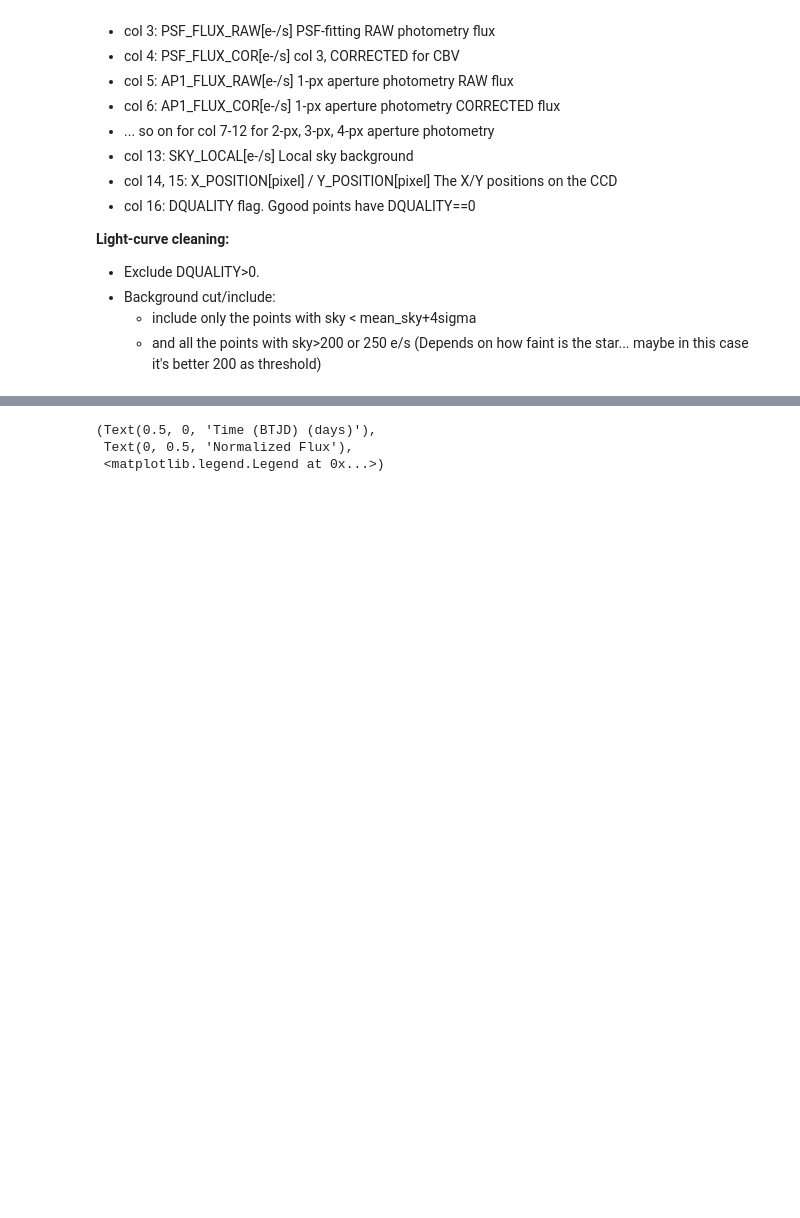
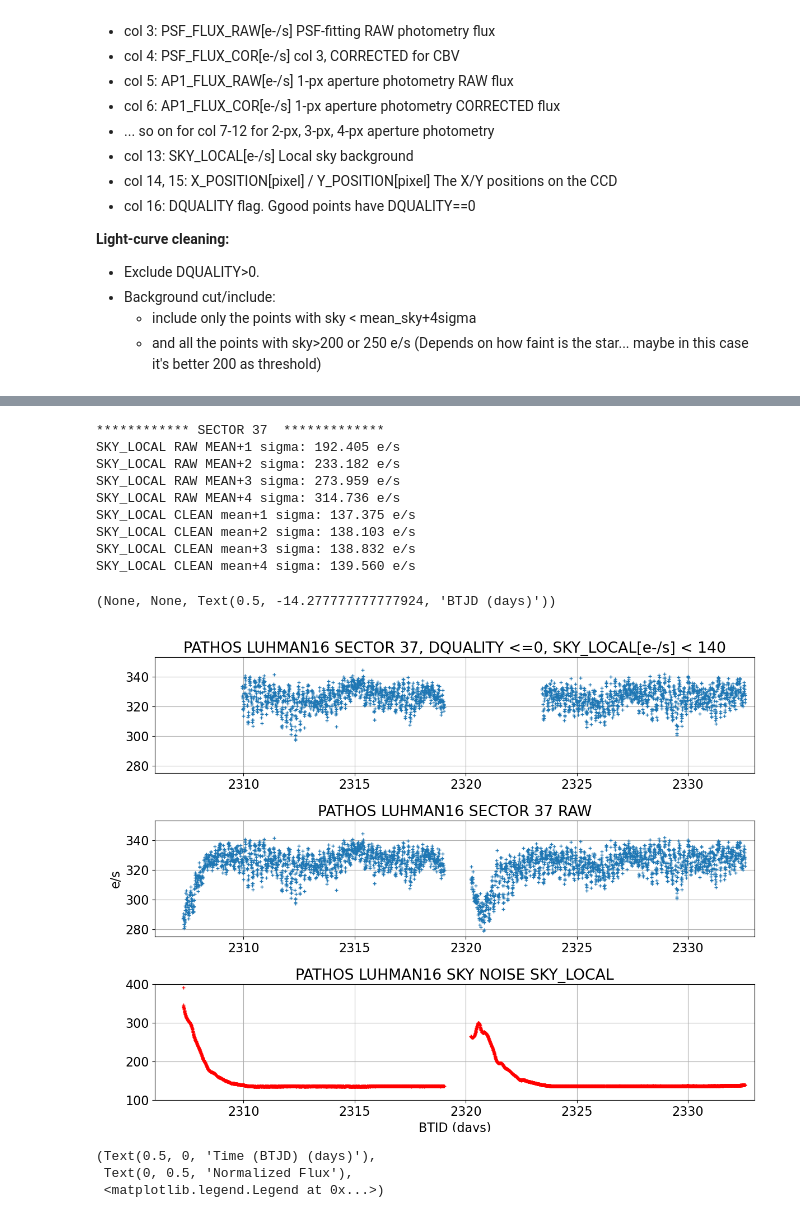
Before and after one commit to fudanguyen/aroma, a Jupyter notebook: AROMA_An_Exo_Rot_Mapping/notebooks/data_cleaning.ipynb, the cells around one changed output, grey strips where cells are left out. Saved outputs shown, nothing was run; the diff lists cells and outputs as text; code cells hidden in the pictures; blank space fills up the shorter version.

```diff
--- a/AROMA_An_Exo_Rot_Mapping/notebooks/data_cleaning.ipynb
+++ b/AROMA_An_Exo_Rot_Mapping/notebooks/data_cleaning.ipynb
@@ -134,4 +139,52 @@ SKY_LOCAL CLEAN mean+4 sigma: 137.744 e/s
 (None, None, Text(0.5, -14.277777777777924, 'BTJD (days)'))
 [figure]
+# %%
+## PLOT EVOLUTION OF SKY_LOCAL, PRINT STANDARD DEVIATION
+print('************ SECTOR 37  *************')
+xr = lc37_data_raw['TIME']
+yr = lc37_data_raw['PSF_FLUX_COR']
+skyNoise = lc37_data_raw['SKY_LOCAL']
+
+mean = np.mean(lc37_data_raw['SKY_LOCAL'])
+std = np.std(lc37_data_raw['SKY_LOCAL'])
+for i in np.arange(4):
+    print('SKY_LOCAL RAW MEAN+%i sigma: %.3f e/s'%(i+1, mean + (i+1)*std) )
+
+mean = np.mean(lc37_data['SKY_LOCAL'])
+std = np.std(lc37_data['SKY_LOCAL'])
+for i in np.arange(4):
+    print('SKY_LOCAL CLEAN mean+%i sigma: %.3f e/s'%(i+1, mean + (i+1)*std) )
+
+x1 = lc37_data['TIME']
+y1 = lc37_data['PSF_FLUX_COR']
+
+# %matplotlib widget
+plt.figure(figsize=(12,9)),
+plt.subplot(3,1,1), plt.title('PATHOS LUHMAN16 SECTOR 37, DQUALITY <=0, SKY_LOCAL[e-/s] < %i'%skyLOCALnoise)
+plt.plot(x1,y1,ls='', marker='+', ms=4)
+plt.xlim([2306, 2333]), plt.ylim([275, 353])
+plt.tight_layout(), plt.grid()
+
+plt.subplot(3,1,2), plt.title('PATHOS LUHMAN16 SECTOR 37 RAW')
+plt.plot(xr,yr,ls='', marker='+', ms=4)
+plt.xlim([2306, 2333]), plt.ylim([275, 353])
+plt.tight_layout(), plt.grid(), plt.ylabel('e/s')
+
+plt.subplot(3,1,3), plt.title('PATHOS LUHMAN16 SKY NOISE SKY_LOCAL')
+plt.plot(xr, skyNoise, ls='', marker='+', ms=4, c='r')
+plt.xlim([2306, 2333]), plt.ylim([100, 400])
+plt.tight_layout(), plt.grid(), plt.xlabel('BTJD (days)')
+# %% [output]
+************ SECTOR 37  *************
+SKY_LOCAL RAW MEAN+1 sigma: 192.405 e/s
+SKY_LOCAL RAW MEAN+2 sigma: 233.182 e/s
+SKY_LOCAL RAW MEAN+3 sigma: 273.959 e/s
+SKY_LOCAL RAW MEAN+4 sigma: 314.736 e/s
+SKY_LOCAL CLEAN mean+1 sigma: 137.375 e/s
+SKY_LOCAL CLEAN mean+2 sigma: 138.103 e/s
+SKY_LOCAL CLEAN mean+3 sigma: 138.832 e/s
+SKY_LOCAL CLEAN mean+4 sigma: 139.560 e/s
+(None, None, Text(0.5, -14.277777777777924, 'BTJD (days)'))
+[figure, added]
 # %%
 ## Clean out bad data points and artifact at sector starts
```
Also changed, not shown: parts of 4 cells of this notebook, 7 other files.
